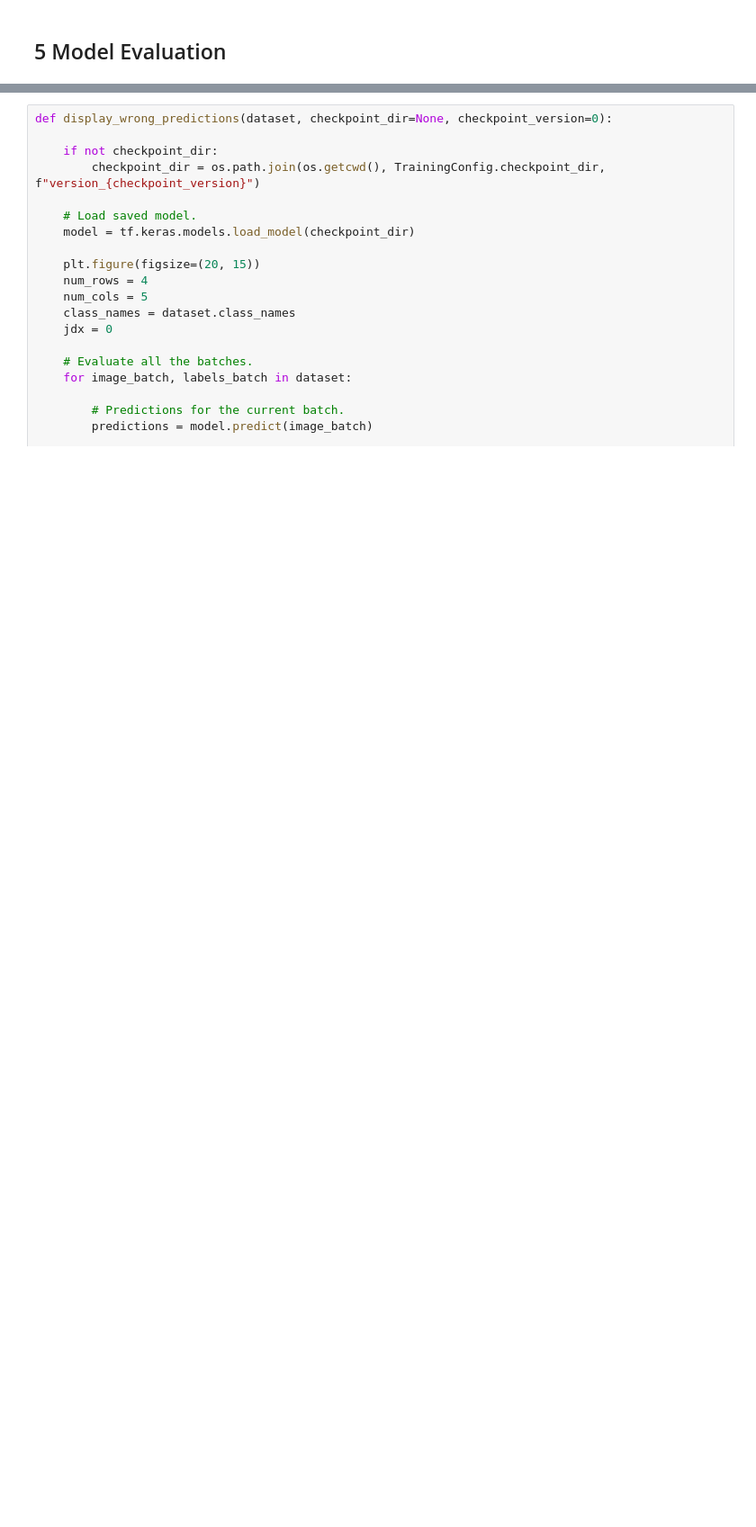
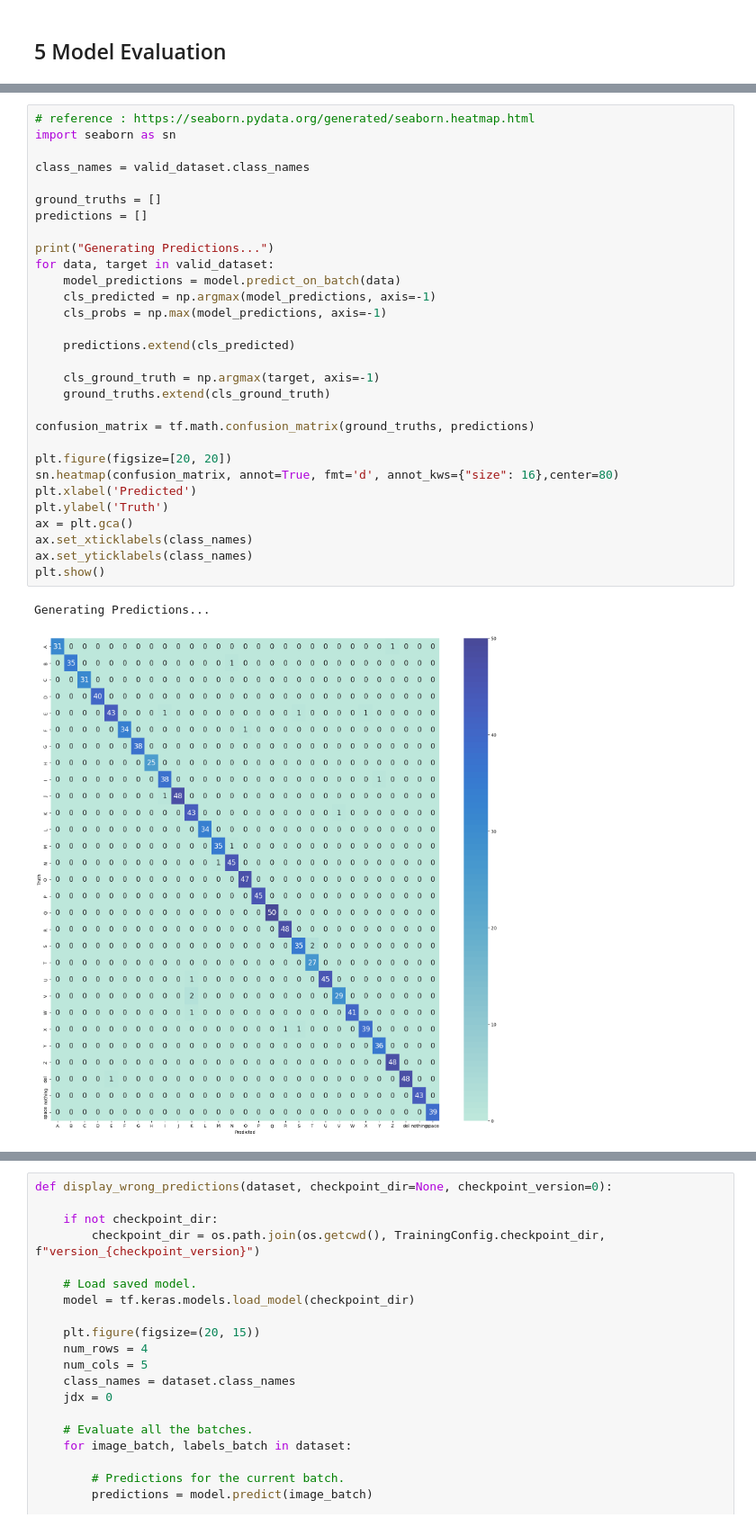
Before and after one commit to AlbertaBeef/asl_tutorial, a Jupyter notebook: asl-13-classifier-fine-tuning.ipynb, the cells around one changed output, grey strips where cells are left out. Shown at 90% size. Saved outputs shown, nothing was run; the diff lists cells and outputs as text; blank space fills up the shorter version.

```diff
--- a/asl-13-classifier-fine-tuning.ipynb
+++ b/asl-13-classifier-fine-tuning.ipynb
@@ -502,0 +561,33 @@ Model evaluation accuracy: 98.534
+# %%
+# reference : https://seaborn.pydata.org/generated/seaborn.heatmap.html
+import seaborn as sn
+
+class_names = valid_dataset.class_names
+
+ground_truths = []
+predictions = []
+
+print("Generating Predictions...")
+for data, target in valid_dataset:
+    model_predictions = model.predict_on_batch(data)
+    cls_predicted = np.argmax(model_predictions, axis=-1)
+    cls_probs = np.max(model_predictions, axis=-1)
+
+    predictions.extend(cls_predicted)
+
+    cls_ground_truth = np.argmax(target, axis=-1)
+    ground_truths.extend(cls_ground_truth)
+
+confusion_matrix = tf.math.confusion_matrix(ground_truths, predictions)
+
+plt.figure(figsize=[20, 20])
+sn.heatmap(confusion_matrix, annot=True, fmt='d', annot_kws={"size": 16},center=80)
+plt.xlabel('Predicted')
+plt.ylabel('Truth')
+ax = plt.gca()
+ax.set_xticklabels(class_names)
+ax.set_yticklabels(class_names)
+plt.show()
+# %% [output]
+Generating Predictions...
+[figure, added]
```
Also changed, not shown: parts of 25 cells of this notebook, 1 other file.
